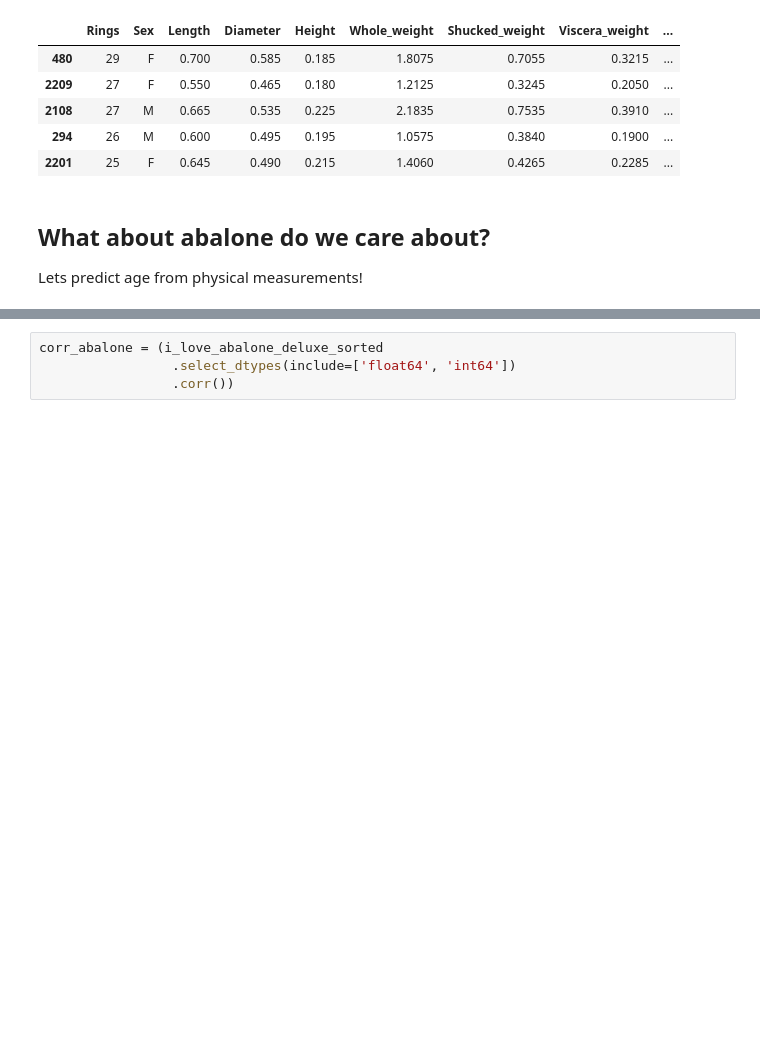
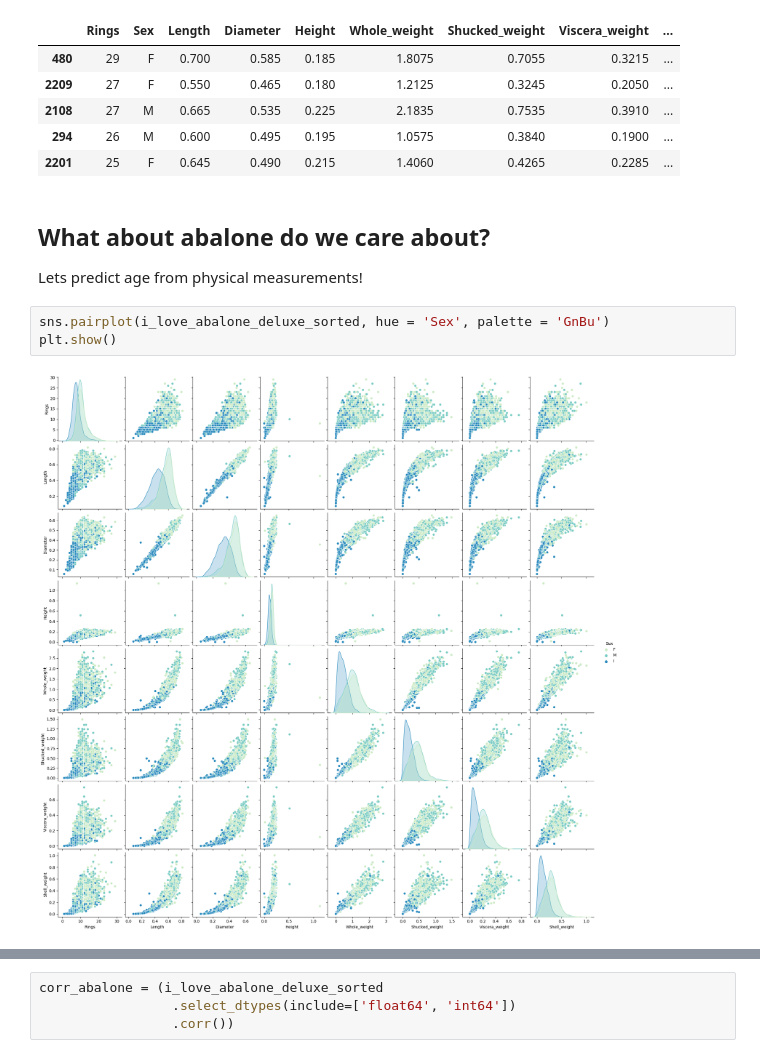
Before and after one commit to takeenshamloo/eds217-data-exploration-project, a Jupyter notebook: AbaloneProject.ipynb, the cells around one changed output, grey strips where cells are left out. Drawn from its saved outputs; the diff is of its cells as text; blank space fills up the shorter version.

```diff
--- a/AbaloneProject.ipynb
+++ b/AbaloneProject.ipynb
@@ -124,3 +124,8 @@ i_love_abalone_deluxe_sorted.head()
 # %% [markdown]
 ## What about abalone do we care about?
 Lets predict age from physical measurements!
+# %%
+sns.pairplot(i_love_abalone_deluxe_sorted, hue = 'Sex', palette = 'GnBu')
+plt.show()
+# %% [output]
+[figure, added]
```
Also changed, not shown: parts of 15 cells of this notebook.
